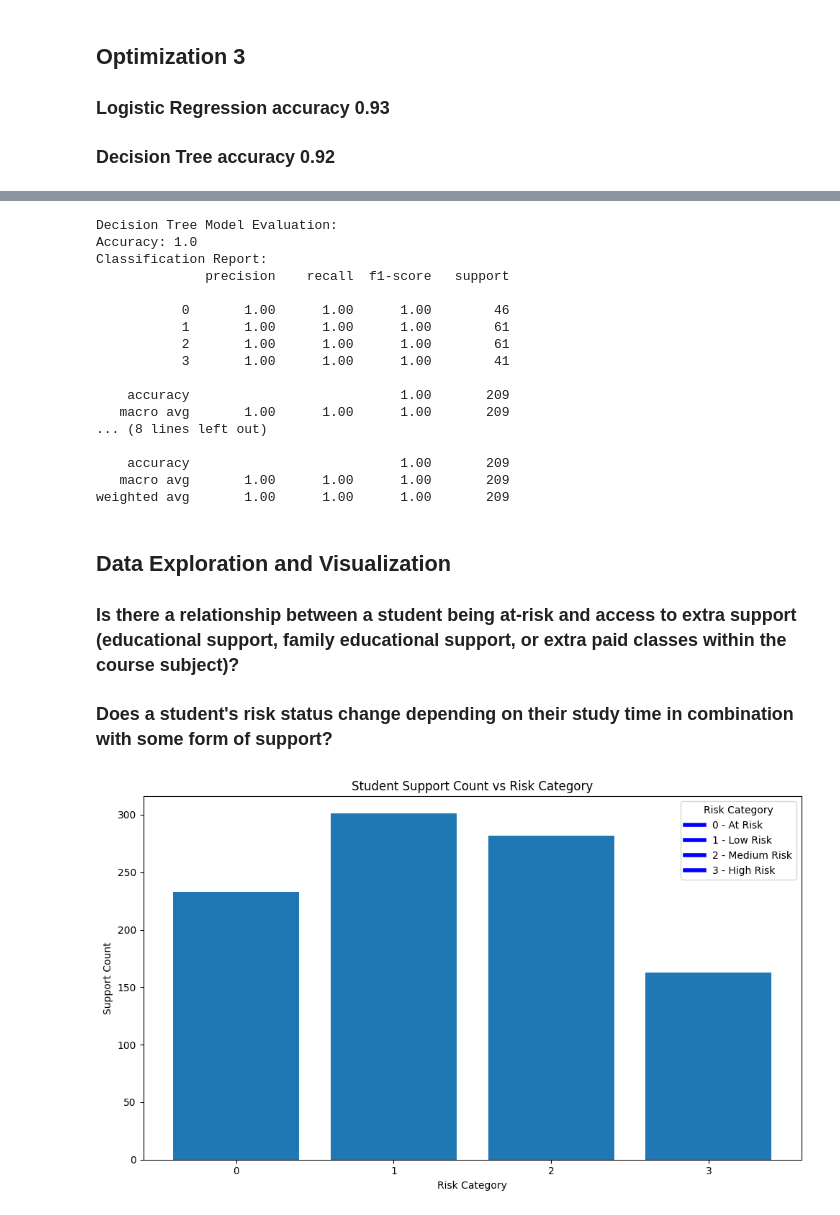
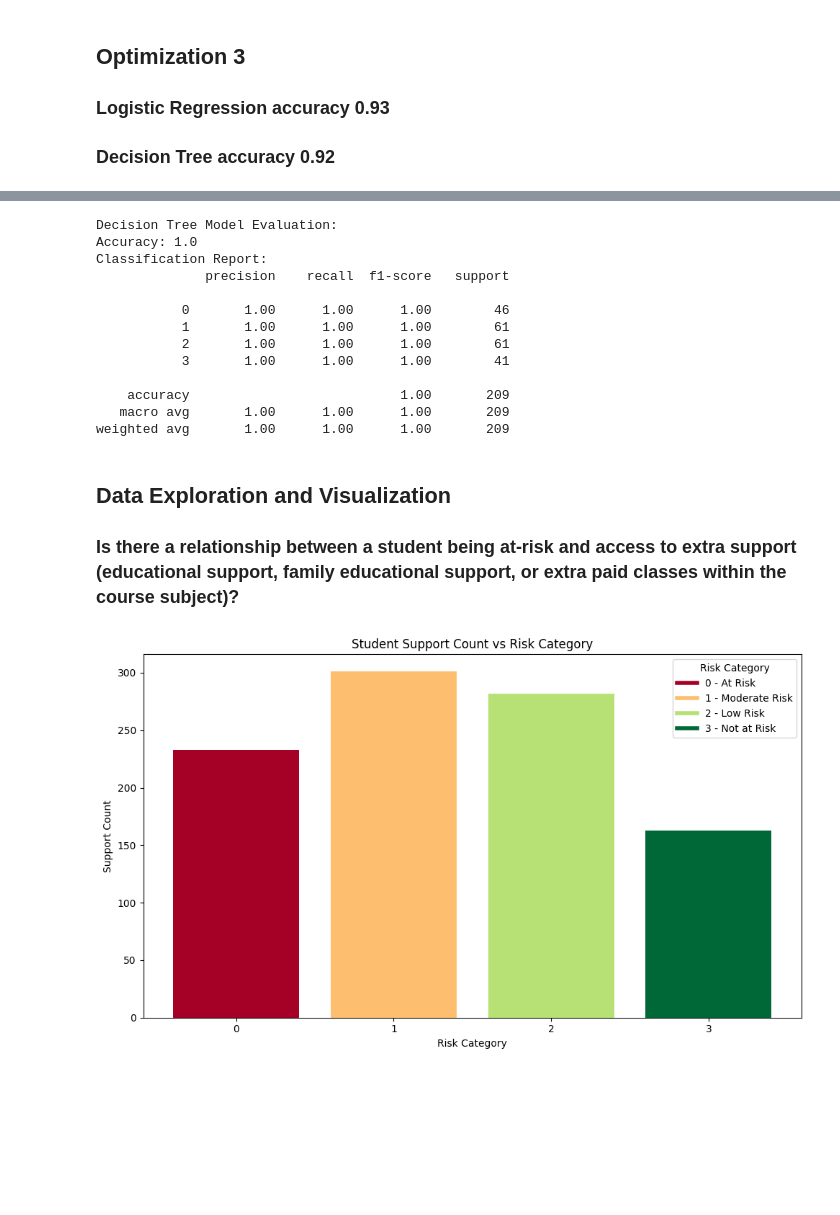
Before and after one commit to ethanshipman/Group-5-Project-4, a Jupyter notebook: Jupyter_Notebooks/Hannah_Model_Optimization.ipynb, the cells around one changed output, grey strips where cells are left out. Cells and saved outputs as stored; diff of their text form; code cells hidden in the pictures; blank space fills up the shorter version.

Commit message:
edits to optimization and visualization

```diff
--- a/Jupyter_Notebooks/Hannah_Model_Optimization.ipynb
+++ b/Jupyter_Notebooks/Hannah_Model_Optimization.ipynb
@@ -159,12 +160,12 @@ df[numeric_cols] = scaler.fit_transform(df[numeric_cols])
 # %%
 # Optimization 4
 # Feature Engineering
-# Study Time and Paid Support (but these don't affect the accuracy)
-df['study_paid_interaction'] = df['paid'] * df['studytime']
-df['study_time_1'] = df['studytime'] < 2
-df['study_time_2'] = (df['studytime'] > 2) & (df['studytime'] < 5)
-df['study_time_3'] = (df['studytime'] > 5) & (df['studytime'] < 10)
-df['study_time_4'] = df['studytime'] > 10
+# Study Time and Paid Support (these don't affect the accuracy)
+# df['study_paid_interaction'] = df['paid'] * df['studytime']
+# df['study_time_1'] = df['studytime'] < 2
+# df['study_time_2'] = (df['studytime'] > 2) & (df['studytime'] < 5)
+# df['study_time_3'] = (df['studytime'] > 5) & (df['studytime'] < 10)
+# df['study_time_4'] = df['studytime'] > 10
 
 # Calculate average grade
 df['average_grade'] = (df['G1']+df['G2']+df['G3']) / 3
@@ -174,9 +175,9 @@ def categorize_g3(grade):
     if grade < 10:
         return 0    # At risk
     elif 10 <= grade < 12:
-        return 1    # Low risk
+        return 1    # Moderate risk
     elif 12 <= grade < 15:
-        return 2    # Moderate risk
+        return 2    # Low risk
     else:
         return 3    # Not at risk
 
@@ -237,7 +226,6 @@ print("Decision Tree Model Evaluation:")
 print("Accuracy:", tree_accuracy)
 print("Classification Report:")
 print(classification_report(y_test, y_pred_tree))
-print(classification_report(y_test, y_pred_tree))
 # %% [output]
 Decision Tree Model Evaluation:
 Accuracy: 1.0
@@ -251,48 +239,48 @@ Classification Report:
 
     accuracy                           1.00       209
    macro avg       1.00      1.00      1.00       209
-... (8 lines left out)
-
-    accuracy                           1.00       209
-   macro avg       1.00      1.00      1.00       209
 weighted avg       1.00      1.00      1.00       209
 # %% [markdown]
 ## Data Exploration and Visualization
 ### Is there a relationship between a student being at-risk and access to extra support (educational support, family educational support, or extra paid classes within the course subject)?
-### Does a student's risk status change depending on their study time in combination with some form of support?
 # %%
 # Support Count vs Risk Category
 
 # Count all forms of support
 df['support_count'] = df['famsup'] + df['schoolsup'] + df['paid']
 
 # Group by risk_category and sum the support_count
 grouped_data = df.groupby('risk_category')['support_count'].sum().reset_index()
 
 # Create chart
 plt.figure(figsize=(10,6))
-plt.bar(grouped_data['risk_category'], grouped_data['support_count'])
+
+# Define colors based on risk category
+colors = plt.cm.RdYlGn(np.linspace(0, 1, len(grouped_data['risk_category'])))
+
+# Create the bar chart with specificed colors
+plt.bar(grouped_data['risk_category'], grouped_data['support_count'], color=colors)
 
 plt.title('Student Support Count vs Risk Category')
 plt.xlabel('Risk Category')
 plt.ylabel('Support Count')
 
 # If risk_category is numeric, ensure only whole numbers are displayed
 if grouped_data['risk_category'].dtype in ['int64', 'float64']:
     plt.xticks(ticks=grouped_data['risk_category'], labels=grouped_data['risk_category'].astype(int))
 
 # Create custom handles for the legend
 
 handles = [
-    plt.Line2D([0], [0], color='blue', lw=4, label='0 - At Risk'),
-    plt.Line2D([0], [0], color='blue', lw=4, label='1 - Low Risk'),
-    plt.Line2D([0], [0], color='blue', lw=4, label='2 - Medium Risk'),
-    plt.Line2D([0], [0], color='blue', lw=4, label='3 - High Risk')
+    plt.Line2D([0], [0], color=colors[0], lw=4, label='0 - At Risk'),
+    plt.Line2D([0], [0], color=colors[1], lw=4, label='1 - Moderate Risk'),
+    plt.Line2D([0], [0], color=colors[2], lw=4, label='2 - Low Risk'),
+    plt.Line2D([0], [0], color=colors[3], lw=4, label='3 - Not at Risk')
 ]
 
 # Create a legend with custom labels only
 plt.legend(handles=handles, title="Risk Category")
 plt.tight_layout()
 plt.show()
 # %% [output]
-[figure, old version]
+[figure, new version]
```
Also changed, not shown: parts of 3 cells of this notebook.
